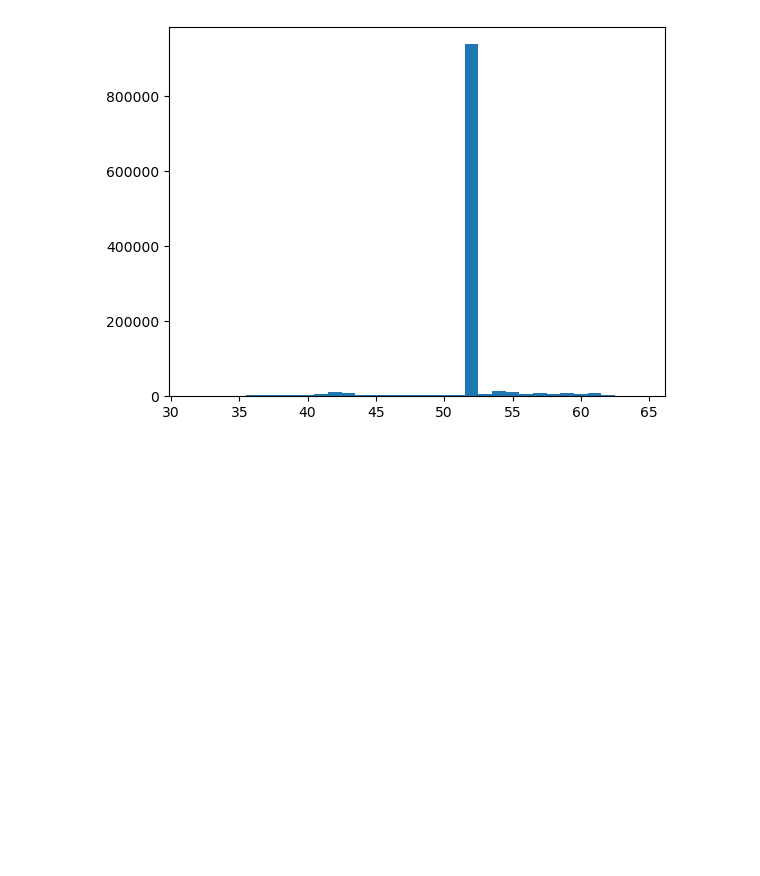
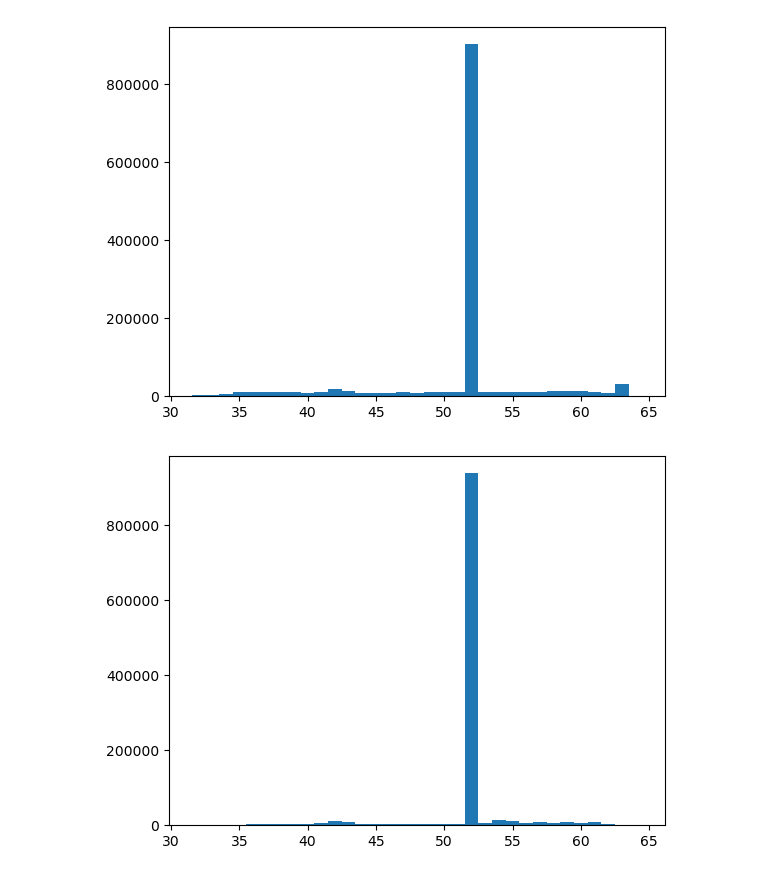
Before and after one commit to lsst-sims/sims_featureScheduler_runs5.3, a Jupyter notebook: baseline/pair_sizes.ipynb, the cells around one changed output. Drawn from its saved outputs; the diff is of its cells as text; code cells hidden in the pictures; blank space fills up the shorter version.

```diff
--- a/baseline/pair_sizes.ipynb
+++ b/baseline/pair_sizes.ipynb
@@ -52,3 +52,7 @@ array([35, 35, 36, 36, 37, 37, 38, 38, 39, 39, 40, 40, 41, 41, 42, 42, 43,
 # %%
 bs_list = [note.split(',')[2].split(' ')[-1] for note in visits_array["scheduler_note"] if "pair" in note]
+# %%
+_ack = plt.hist(np.array(bs_list).astype(int), bins=np.arange(32, 66)-0.5)
+# %% [output]
+[figure, added]
 # %%
```
Also changed, not shown: parts of 3 cells of this notebook, 1 other file.
